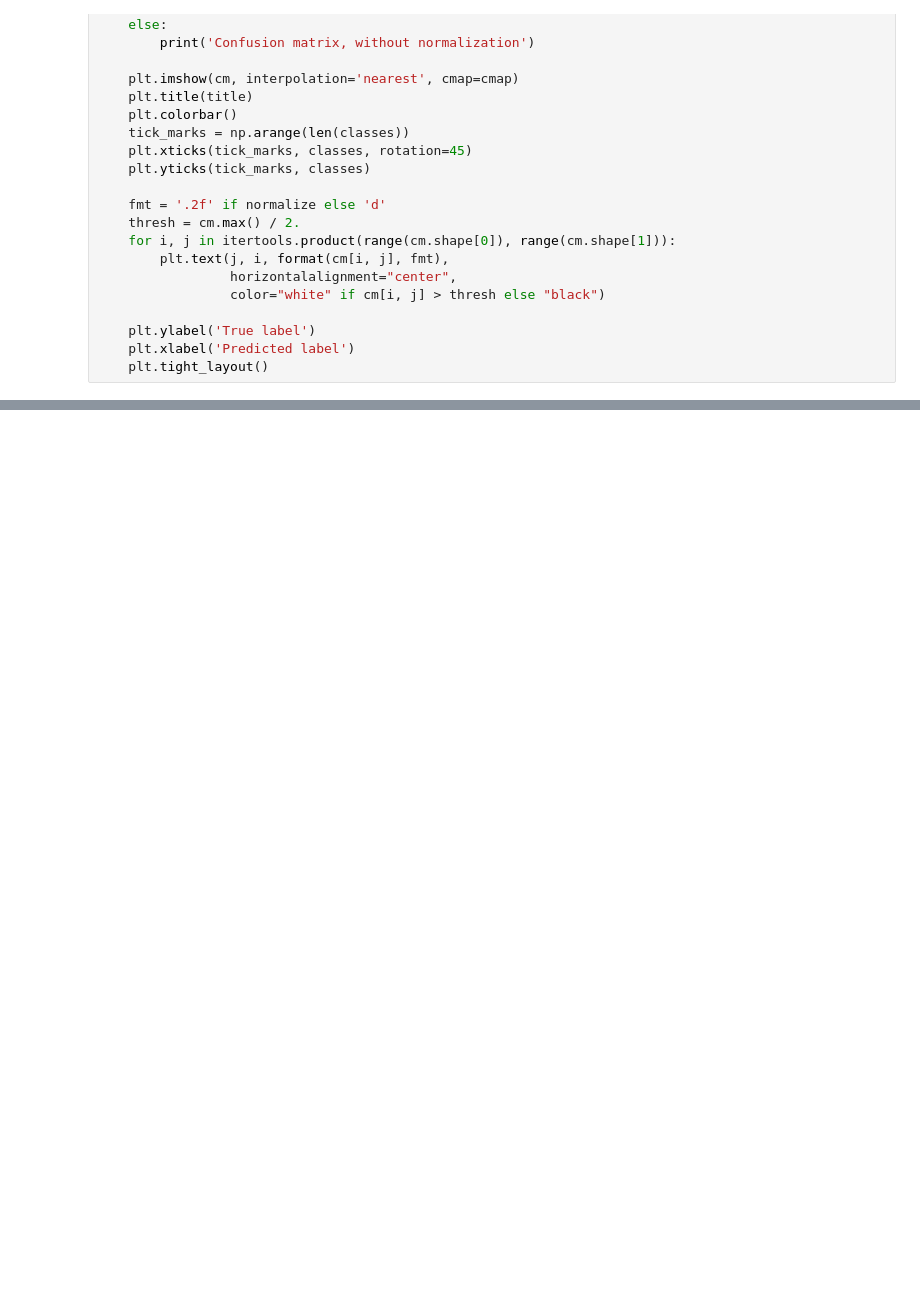
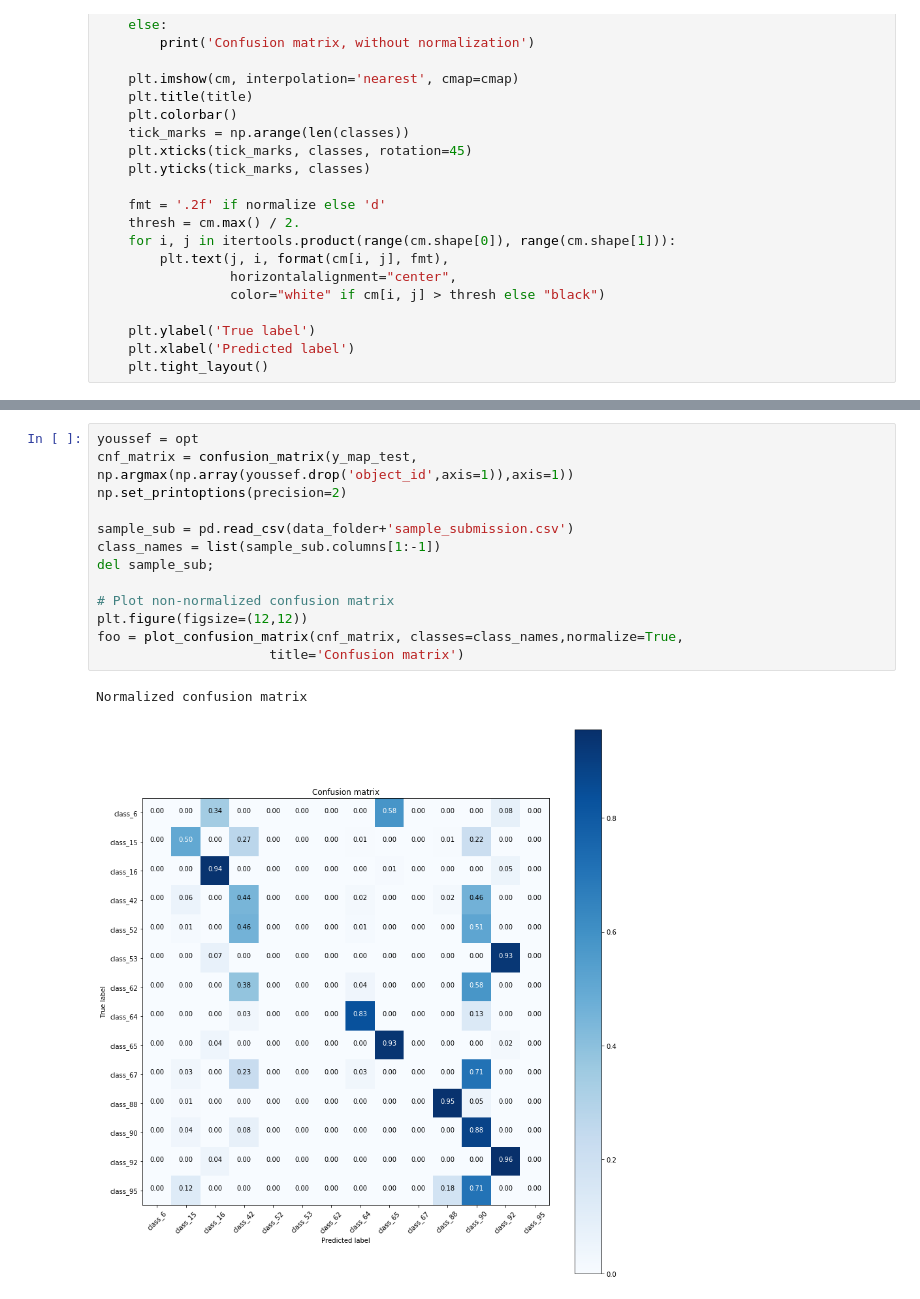
Before and after one commit to ucfbrd/PLAsTiCC-Astronomical-Classification, a Jupyter notebook: src/Youssef/Ensemble Model.ipynb, the cells around one changed output, grey strips where cells are left out. Drawn from its saved outputs; the diff is of its cells as text; blank space fills up the shorter version.

Commit message:
add data

```diff
--- a/src/Youssef/Ensemble Model.ipynb
+++ b/src/Youssef/Ensemble Model.ipynb
@@ -237,0 +323,16 @@ Ensemble Accuracy:0.783011583011583
+# %%
+youssef = opt
+cnf_matrix = confusion_matrix(y_map_test, np.argmax(np.array(youssef.drop('object_id',axis=1)),axis=1))
+np.set_printoptions(precision=2)
+
+sample_sub = pd.read_csv(data_folder+'sample_submission.csv')
+class_names = list(sample_sub.columns[1:-1])
+del sample_sub;
+
+# Plot non-normalized confusion matrix
+plt.figure(figsize=(12,12))
+foo = plot_confusion_matrix(cnf_matrix, classes=class_names,normalize=True,
+                      title='Confusion matrix')
+# %% [output]
+Normalized confusion matrix
+[figure, added]
```
Also changed, not shown: parts of 18 cells of this notebook, 9 other files.
